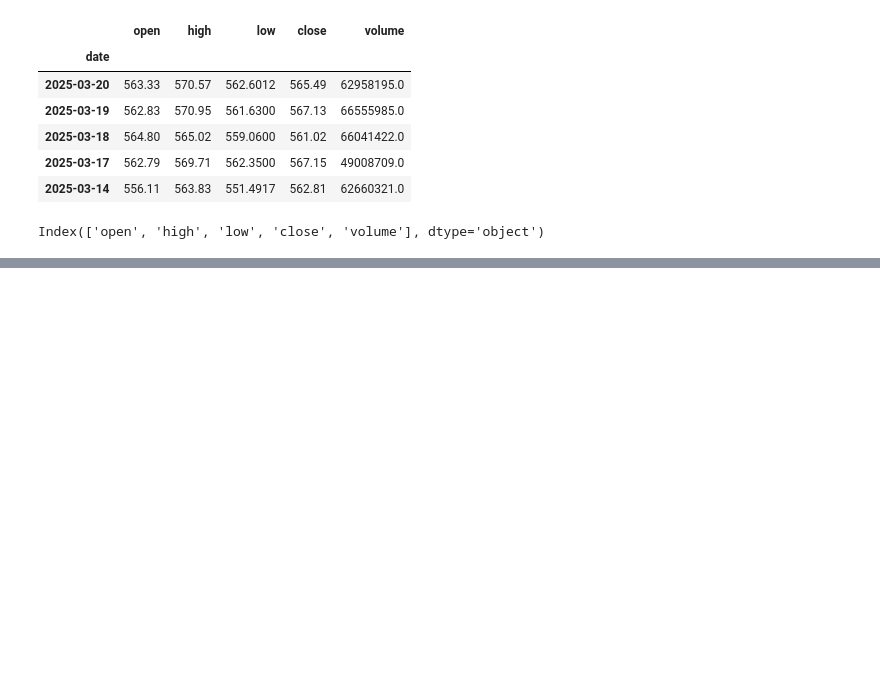
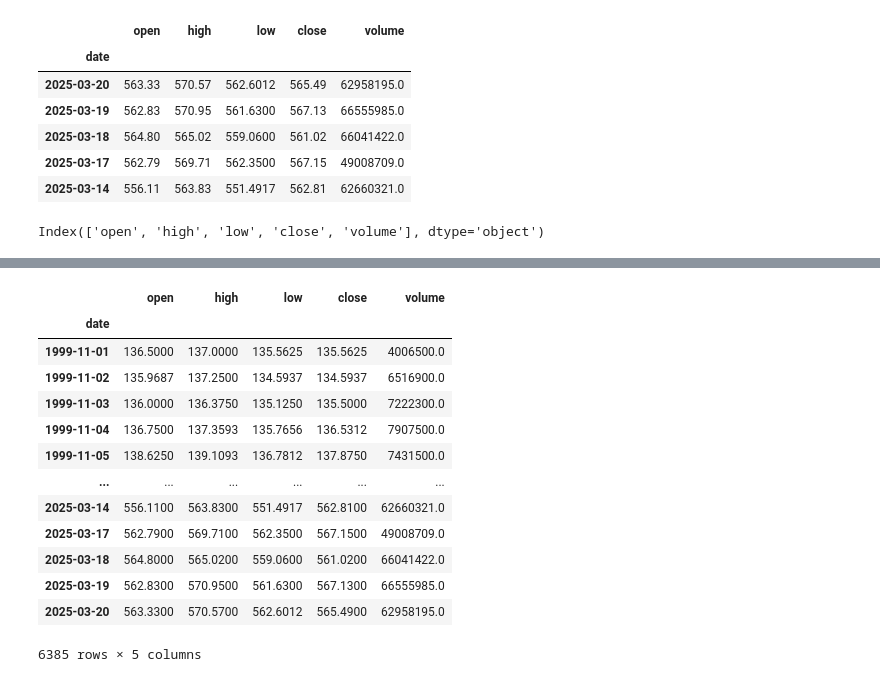
Before and after one commit to bytesbyt/ds_stock_market, a Jupyter notebook: stock_market_LSTM.ipynb, the cells around one changed output, grey strips where cells are left out. Saved outputs shown, nothing was run; the diff lists cells and outputs as text; code cells hidden in the pictures; blank space fills up the shorter version.

```diff
--- a/stock_market_LSTM.ipynb
+++ b/stock_market_LSTM.ipynb
@@ -409,3 +372,20 @@ plt.show()
+# %%
+df2
+# %% [output]
+|  | open | high | low | close | volume |
+| date |  |  |  |  |  |
+| 1999-11-01 | 136.5000 | 137.0000 | 135.5625 | 135.5625 | 4006500.0 |
+| 1999-11-02 | 135.9687 | 137.2500 | 134.5937 | 134.5937 | 6516900.0 |
+| 1999-11-03 | 136.0000 | 136.3750 | 135.1250 | 135.5000 | 7222300.0 |
+| 1999-11-04 | 136.7500 | 137.3593 | 135.7656 | 136.5312 | 7907500.0 |
+| 1999-11-05 | 138.6250 | 139.1093 | 136.7812 | 137.8750 | 7431500.0 |
+| ... | ... | ... | ... | ... | ... |
+| 2025-03-14 | 556.1100 | 563.8300 | 551.4917 | 562.8100 | 62660321.0 |
+| 2025-03-17 | 562.7900 | 569.7100 | 562.3500 | 567.1500 | 49008709.0 |
+| 2025-03-18 | 564.8000 | 565.0200 | 559.0600 | 561.0200 | 66041422.0 |
+| 2025-03-19 | 562.8300 | 570.9500 | 561.6300 | 567.1300 | 66555985.0 |
+| 2025-03-20 | 563.3300 | 570.5700 | 562.6012 | 565.4900 | 62958195.0 |
+6385 rows × 5 columns
 # %%
 # Forecast Plot with Dates on X-axis
 predicted_values = multivariate_lstm.predict(X_test)
```
Also changed, not shown: parts of 5 cells of this notebook.
